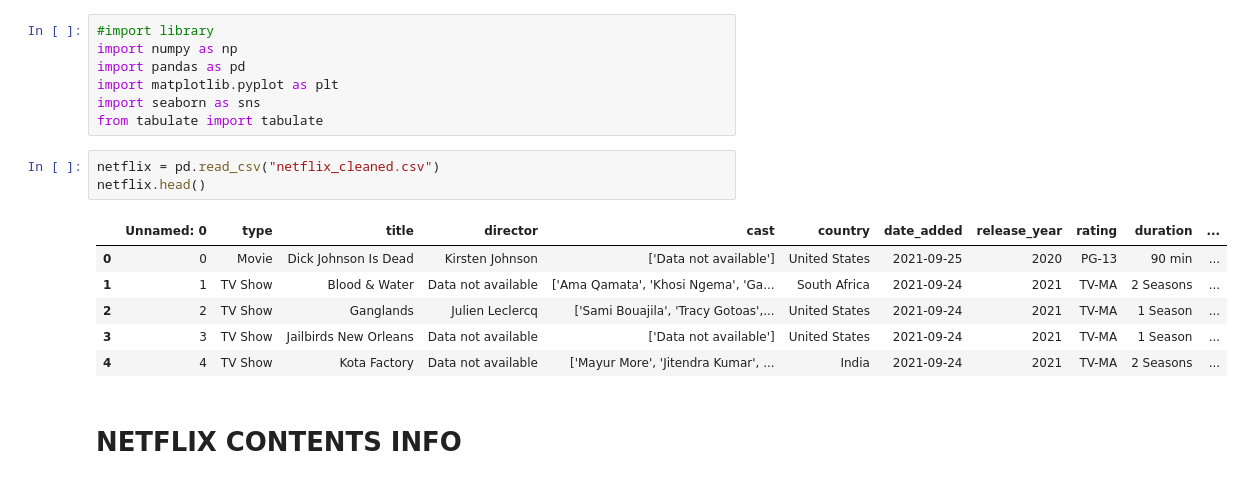
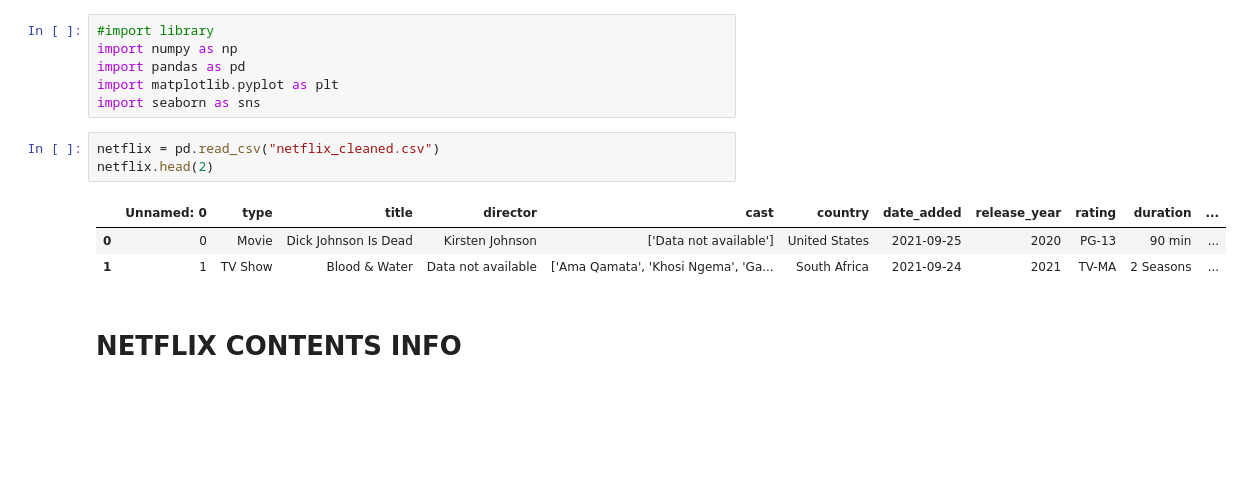
Before and after one commit to MarcoSorrenti/DataVisualization, a Jupyter notebook: src/data/netflix_contents_info.ipynb, the cells around one changed output. Saved outputs shown, nothing was run; the diff lists cells and outputs as text; blank space fills up the shorter version.

```diff
--- a/src/data/netflix_contents_info.ipynb
+++ b/src/data/netflix_contents_info.ipynb
@@ -4,17 +4,13 @@ import numpy as np
 import pandas as pd
 import matplotlib.pyplot as plt
 import seaborn as sns
-from tabulate import tabulate
 # %%
 netflix = pd.read_csv("netflix_cleaned.csv")
-netflix.head()
+netflix.head(2)
 # %% [output]
 |  | Unnamed: 0 | type | title | director | cast | country | date_added | release_year | rating | duration | ... |
 | 0 | 0 | Movie | Dick Johnson Is Dead | Kirsten Johnson | ['Data not available'] | United States | 2021-09-25 | 2020 | PG-13 | 90 min | ... |
 | 1 | 1 | TV Show | Blood & Water | Data not available | ['Ama Qamata', 'Khosi Ngema', 'Ga... | South Africa | 2021-09-24 | 2021 | TV-MA | 2 Seasons | ... |
-| 2 | 2 | TV Show | Ganglands | Julien Leclercq | ['Sami Bouajila', 'Tracy Gotoas',... | United States | 2021-09-24 | 2021 | TV-MA | 1 Season | ... |
-| 3 | 3 | TV Show | Jailbirds New Orleans | Data not available | ['Data not available'] | United States | 2021-09-24 | 2021 | TV-MA | 1 Season | ... |
-| 4 | 4 | TV Show | Kota Factory | Data not available | ['Mayur More', 'Jitendra Kumar', ... | India | 2021-09-24 | 2021 | TV-MA | 2 Seasons | ... |
 # %% [markdown]
 # NETFLIX CONTENTS INFO
 # %%
```
Also changed, not shown: parts of 24 cells of this notebook, 5 other files.
